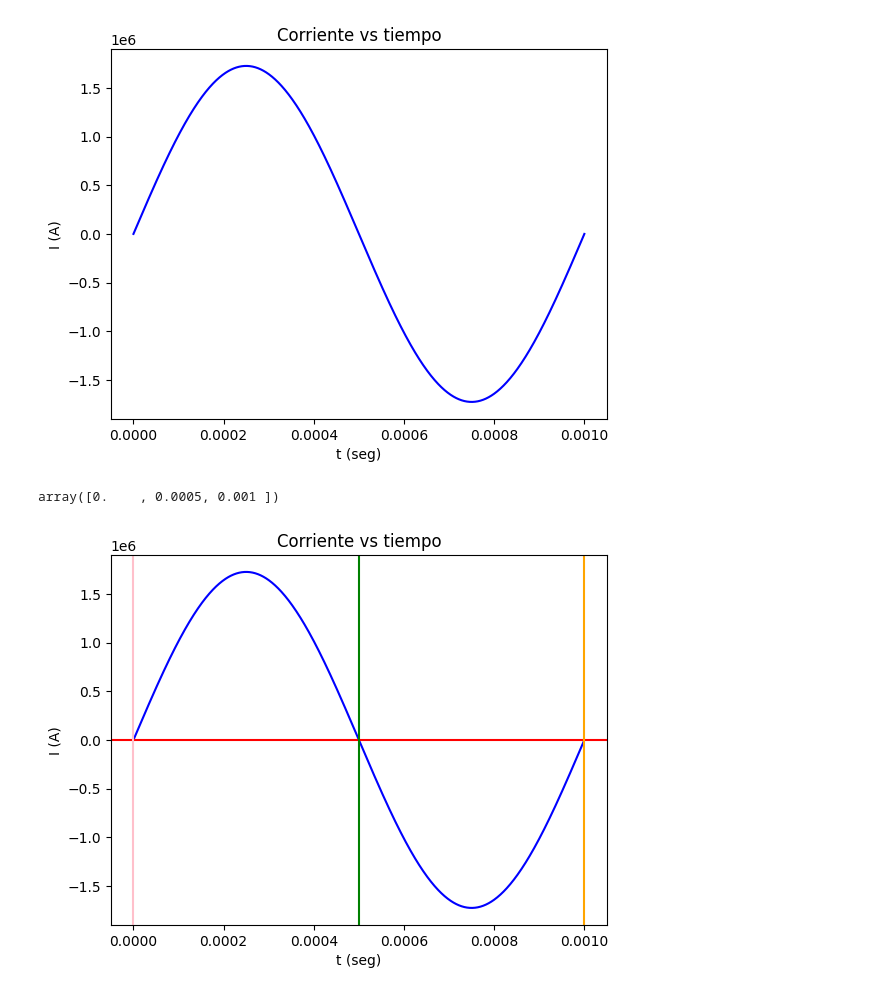
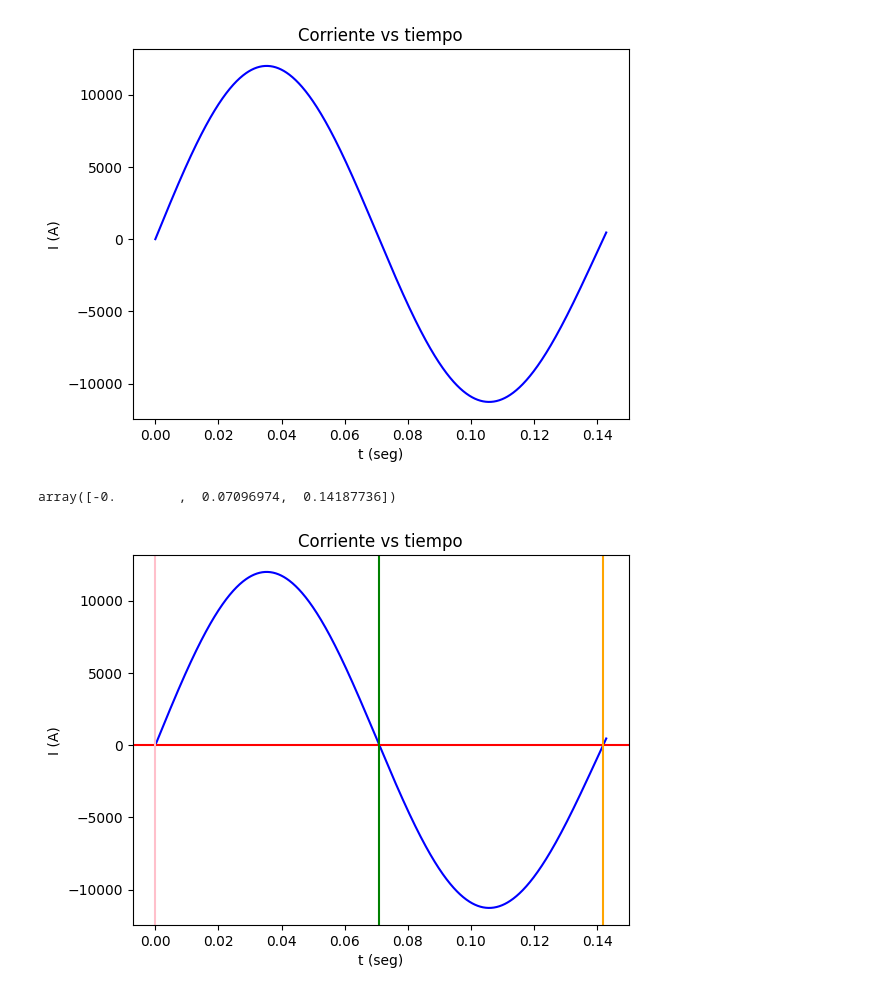
Before and after one commit to Metodos1-BrunoAbello-ManuelBecerra/FISI2526-MetCompCompl-202320-Abello-Becerra, a Jupyter notebook: Taller_2/prueba_taller_2.ipynb, the cells around one changed output. Drawn from its saved outputs; the diff is of its cells as text; code cells hidden in the pictures.

```diff
--- a/Taller_2/prueba_taller_2.ipynb
+++ b/Taller_2/prueba_taller_2.ipynb
@@ -4,7 +4,7 @@ import matplotlib.pyplot as plt
 import scipy.optimize as sc
 # %%
 B = 0.05 #T
-f = 1000 #Hz
+f = 7#Hz
 omega = 3.5 #rad/seg
 d = 25 #cm
 ciclo = 1/f #seg
@@ -35,7 +35,7 @@ plt.ylabel('I (A)')
 plt.title('Corriente vs tiempo')
 plt.show()
 # %% [output]
-[figure, old version]
+[figure, new version]
 # %%
 def current(t):
     return (-1/R)*Derivative(flujo, t)
@@ -74,18 +74,18 @@ for i in range(len(raices)):
         Racines = np.append(Racines, raices[i])
 Racines
 # %% [output]
-array([0.    , 0.0005, 0.001 ])
+array([-0.        ,  0.07096974,  0.14187736])
 # %%
 #CHEQUEAR UNIDADES
 plt.plot(tiempo,corriente,color='b')
 #plt.scatter(tiempo, Roots, color='r')
 plt.axhline(y = 0, color = 'r')
 plt.axvline(x = 0., color = 'pink')
-plt.axvline(x = 0.0005, color = 'g')
-plt.axvline(x = 0.001, color = 'orange')
+plt.axvline(x = 0.0709674, color = 'g')
+plt.axvline(x = 0.14187736, color = 'orange')
 plt.xlabel('t (seg)')
 plt.ylabel('I (A)')
 plt.title('Corriente vs tiempo')
 plt.show()
 # %% [output]
-[figure, old version]
+[figure, new version]
```
